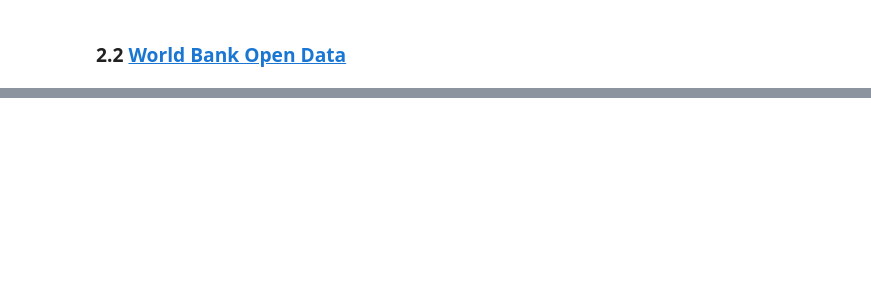
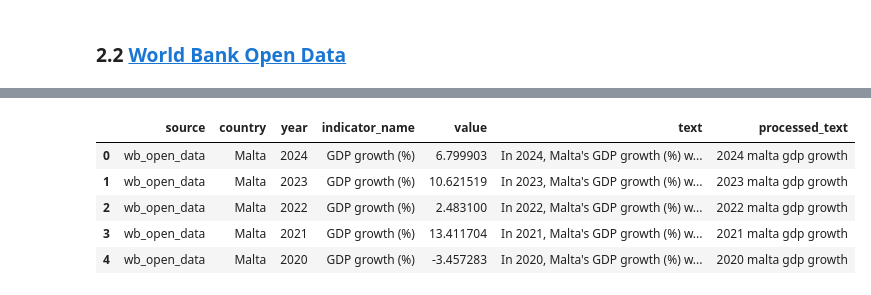
Before and after one commit to DavidF-22/ICS5111-MiningLargeScaleData_Project, a Jupyter notebook: RagAssignment.ipynb, the cells around one changed output, grey strips where cells are left out. Cells and saved outputs as stored; diff of their text form; code cells hidden in the pictures; blank space fills up the shorter version.

```diff
--- a/RagAssignment.ipynb
+++ b/RagAssignment.ipynb
@@ -47,4 +56,27 @@ validate_csv_path(FSA_PATH, "FSA Data")
 [OK] FSA Data: C:\Users\david\Desktop\GitHub\ICS5111-MiningLargeScaleData_Project\Datasets\Inputs\FSA_data.csv
 # %% [markdown]
 ## 2. Data Processing
+# %%
+# Get English stop words set
+stop_words = set(stopwords.words('english'))
+
+# Function to preprocess text for sparse representation
+def tokenize_and_filter(text, keep_years=False):
+    # Lowercase, tokenize, remove stopwords and non-alphabetic tokens
+    tokens = word_tokenize(text.lower())
+
+    filtered_tokens = []
+
+    # Filter tokens
+    for word in tokens:
+        # keep alphabetic words
+        if word.isalpha() and word not in stop_words:
+            filtered_tokens.append(word)
+
+            # optionally keep years (4-digit numbers)
+        elif keep_years == True and word.isdigit() and len(word) == 4:
+            filtered_tokens.append(word)
+
+    # Join tokens back into a single string
+    return " ".join(filtered_tokens)
 # %% [markdown]
@@ -82,0 +266,7 @@ dataset.to_csv(OUTPUT_PATH, index=False)
+# %%
+# Create natural language representation for each World Bank data row
+def wb_row_to_text(row):
+    return f"In {row['year']}, {row['country']}'s {row['indicator_name']} was {row['value']:.6f}."
+
+wb_data_df["text"] = wb_data_df.apply(wb_row_to_text, axis=1)
+display(wb_data_df.head())
@@ -82,0 +280,10 @@ dataset.to_csv(OUTPUT_PATH, index=False)
+# %%
+wb_data_df["processed_text"] = wb_data_df["text"].apply(tokenize_and_filter, keep_years=True)
+display(wb_data_df.head())
+# %% [output]
+|  | source | country | year | indicator_name | value | text | processed_text |
+| 0 | wb_open_data | Malta | 2024 | GDP growth (%) | 6.799903 | In 2024, Malta's GDP growth (%) w... | 2024 malta gdp growth |
+| 1 | wb_open_data | Malta | 2023 | GDP growth (%) | 10.621519 | In 2023, Malta's GDP growth (%) w... | 2023 malta gdp growth |
+| 2 | wb_open_data | Malta | 2022 | GDP growth (%) | 2.483100 | In 2022, Malta's GDP growth (%) w... | 2022 malta gdp growth |
+| 3 | wb_open_data | Malta | 2021 | GDP growth (%) | 13.411704 | In 2021, Malta's GDP growth (%) w... | 2021 malta gdp growth |
+| 4 | wb_open_data | Malta | 2020 | GDP growth (%) | -3.457283 | In 2020, Malta's GDP growth (%) w... | 2020 malta gdp growth |
```
Also changed, not shown: parts of 11 cells of this notebook, 4 other files.
